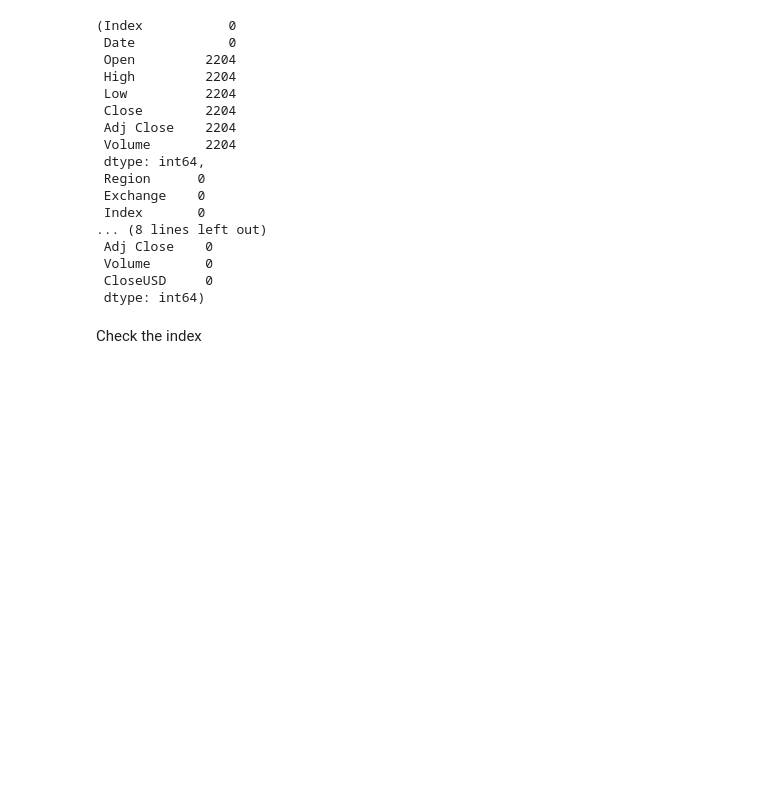
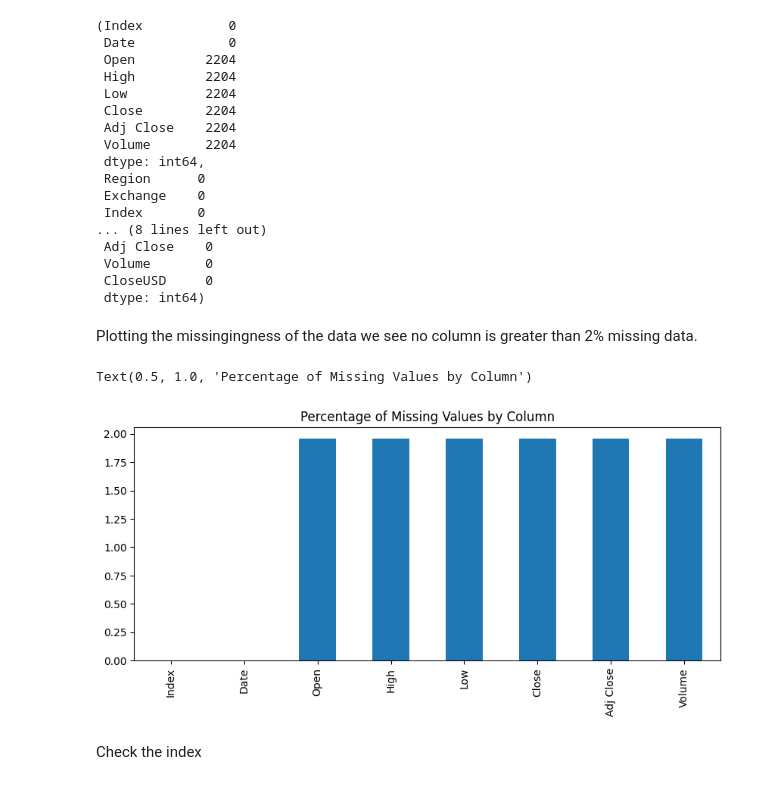
Before and after one commit to kiah-ucsd/DSE200, a Jupyter notebook: FinalProject/Final Project_Fall2025.ipynb, the cells around one changed output. Cells and saved outputs as stored; diff of their text form; code cells hidden in the pictures; blank space fills up the shorter version.

```diff
--- a/FinalProject/Final Project_Fall2025.ipynb
+++ b/FinalProject/Final Project_Fall2025.ipynb
@@ -156,6 +161,15 @@ df_data.isnull().sum(), df_info.isnull().sum(), df_processed.isnull().sum()
  Volume       0
  CloseUSD     0
  dtype: int64)
+# %% [markdown]
+Plotting the missingingness of the data we see no column is greater than 2% missing data.
+# %%
+import matplotlib.pyplot as plt
+(df_data.isnull().mean()*100).plot(kind="bar", figsize=(10,4))
+plt.title("Percentage of Missing Values by Column")
+# %% [output]
+Text(0.5, 1.0, 'Percentage of Missing Values by Column')
+[figure, added]
 # %% [markdown]
 Check the index
 # %%
```
Also changed, not shown: parts of 13 cells of this notebook.
